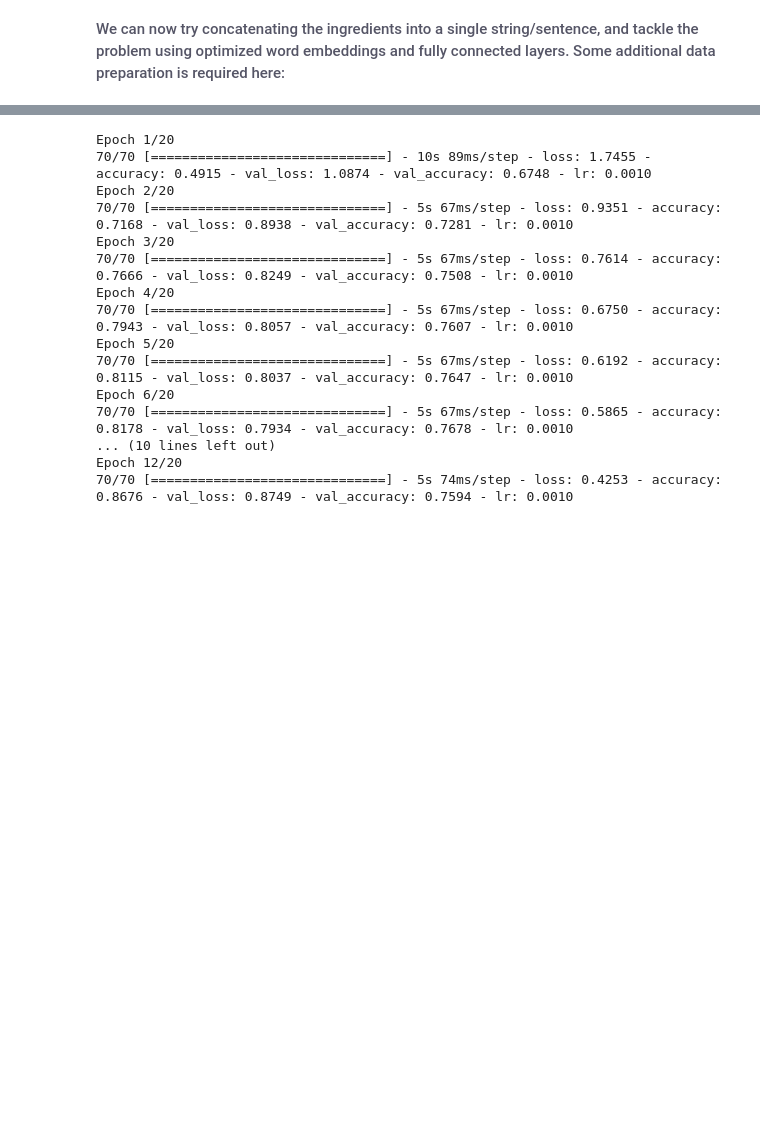
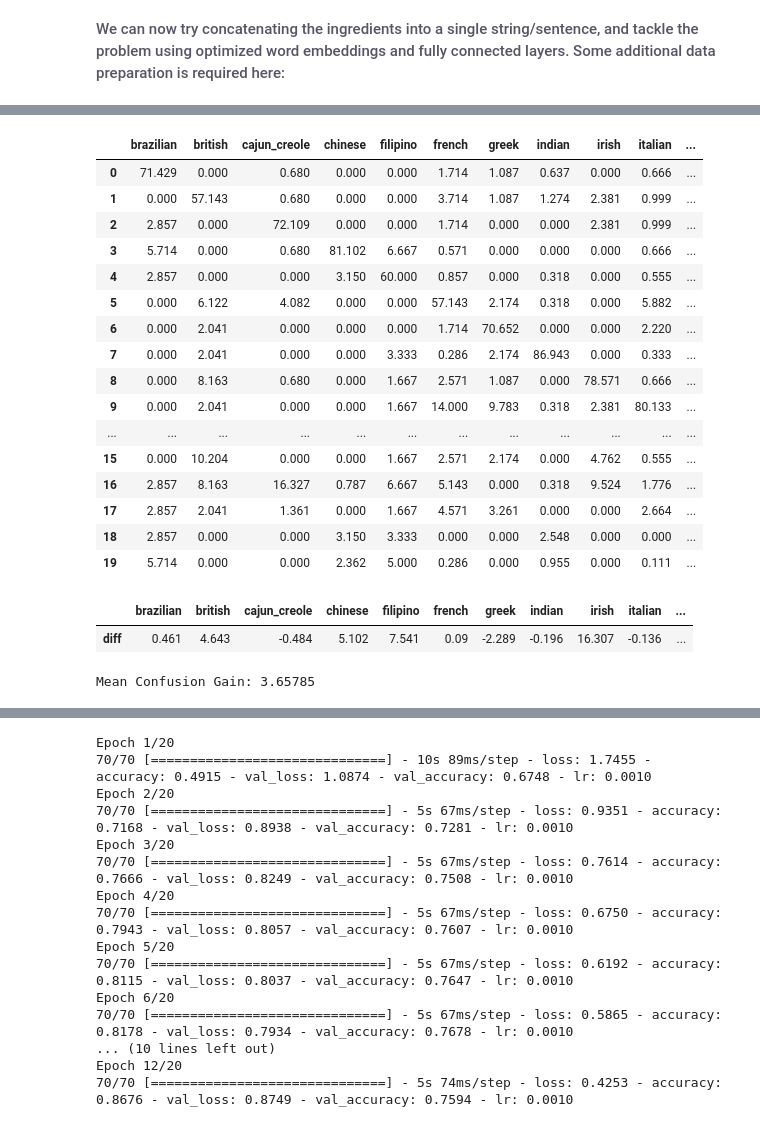
Before and after one commit to harveyhwm/kaggle-whats-cooking, a Jupyter notebook: kaggle-whats-cooking.ipynb, the cells around one changed output, grey strips where cells are left out. Drawn from its saved outputs; the diff is of its cells as text; code cells hidden in the pictures; blank space fills up the shorter version.

```diff
--- a/kaggle-whats-cooking.ipynb
+++ b/kaggle-whats-cooking.ipynb
@@ -939,0 +1157,4 @@ model_data_onehot = text_prepare(train_df[['recipe_clean','cuisine']], num_words
+# %%
+preds_onehot = np.argmax(np.asarray(preds_onehot).squeeze(),axis=0)
+real_onehot = np.argmax(model_data_onehot['val_labels'],1)
+preds_real_onehot = pd.DataFrame(np.array([preds_onehot,real_onehot]).T,columns=['pred','real'])
@@ -939,0 +1201,20 @@ model_data_onehot = text_prepare(train_df[['recipe_clean','cuisine']], num_words
+# %%
+make_confusion_matrix(preds_real_onehot, groups=cuisine_groups)
+# %% [output]
+|  | brazilian | british | cajun_creole | chinese | filipino | french | greek | indian | irish | italian | ... |
+| 0 | 71.429 | 0.000 | 0.680 | 0.000 | 0.000 | 1.714 | 1.087 | 0.637 | 0.000 | 0.666 | ... |
+| 1 | 0.000 | 57.143 | 0.680 | 0.000 | 0.000 | 3.714 | 1.087 | 1.274 | 2.381 | 0.999 | ... |
+| 2 | 2.857 | 0.000 | 72.109 | 0.000 | 0.000 | 1.714 | 0.000 | 0.000 | 2.381 | 0.999 | ... |
+| 3 | 5.714 | 0.000 | 0.680 | 81.102 | 6.667 | 0.571 | 0.000 | 0.000 | 0.000 | 0.666 | ... |
+| 4 | 2.857 | 0.000 | 0.000 | 3.150 | 60.000 | 0.857 | 0.000 | 0.318 | 0.000 | 0.555 | ... |
+| 5 | 0.000 | 6.122 | 4.082 | 0.000 | 0.000 | 57.143 | 2.174 | 0.318 | 0.000 | 5.882 | ... |
+| 6 | 0.000 | 2.041 | 0.000 | 0.000 | 0.000 | 1.714 | 70.652 | 0.000 | 0.000 | 2.220 | ... |
+| 7 | 0.000 | 2.041 | 0.000 | 0.000 | 3.333 | 0.286 | 2.174 | 86.943 | 0.000 | 0.333 | ... |
+| 8 | 0.000 | 8.163 | 0.680 | 0.000 | 1.667 | 2.571 | 1.087 | 0.000 | 78.571 | 0.666 | ... |
+| 9 | 0.000 | 2.041 | 0.000 | 0.000 | 1.667 | 14.000 | 9.783 | 0.318 | 2.381 | 80.133 | ... |
+| ... | ... | ... | ... | ... | ... | ... | ... | ... | ... | ... | ... |
+| 15 | 0.000 | 10.204 | 0.000 | 0.000 | 1.667 | 2.571 | 2.174 | 0.000 | 4.762 | 0.555 | ... |
+| 16 | 2.857 | 8.163 | 16.327 | 0.787 | 6.667 | 5.143 | 0.000 | 0.318 | 9.524 | 1.776 | ... |
+| 17 | 2.857 | 2.041 | 1.361 | 0.000 | 1.667 | 4.571 | 3.261 | 0.000 | 0.000 | 2.664 | ... |
+| 18 | 2.857 | 0.000 | 0.000 | 3.150 | 3.333 | 0.000 | 0.000 | 2.548 | 0.000 | 0.000 | ... |
+| 19 | 5.714 | 0.000 | 0.000 | 2.362 | 5.000 | 0.286 | 0.000 | 0.955 | 0.000 | 0.111 | ... |
@@ -939,0 +1232,9 @@ model_data_onehot = text_prepare(train_df[['recipe_clean','cuisine']], num_words
+# %%
+diag_diff
+# %% [output]
+|  | brazilian | british | cajun_creole | chinese | filipino | french | greek | indian | irish | italian | ... |
+| diff | 0.461 | 4.643 | -0.484 | 5.102 | 7.541 | 0.09 | -2.289 | -0.196 | 16.307 | -0.136 | ... |
+# %%
+print('Mean Confusion Gain:',np.round(np.sum(np.array(diag_onehot)-np.array(diag)),4)/len(cuisine_groups))
+# %% [output]
+Mean Confusion Gain: 3.65785
```
Also changed, not shown: parts of 70 cells of this notebook, 4 other files.
